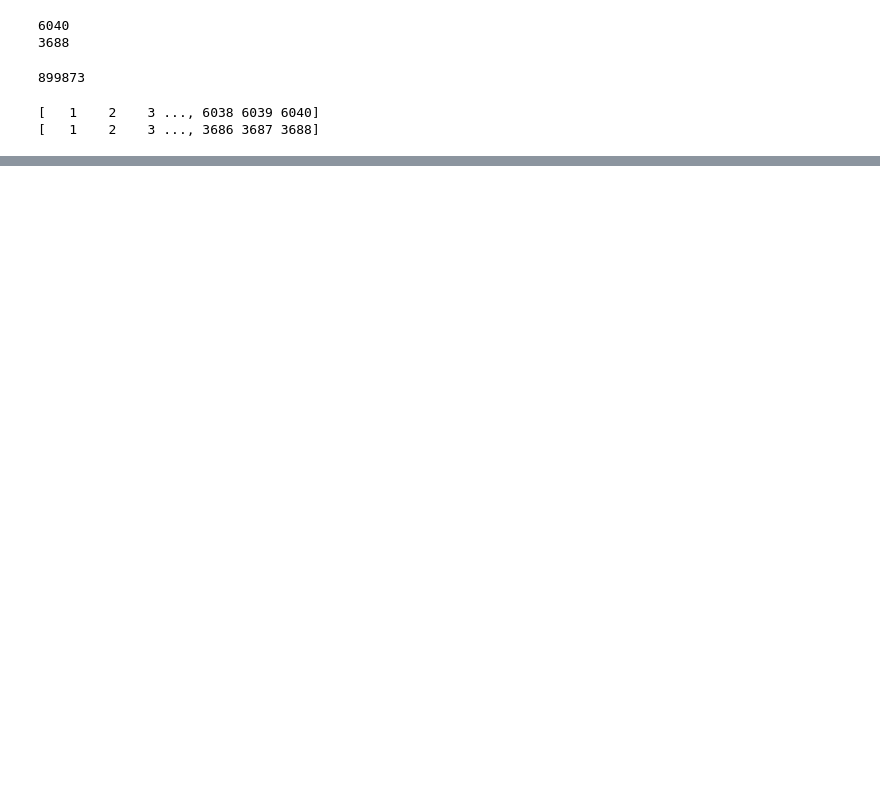
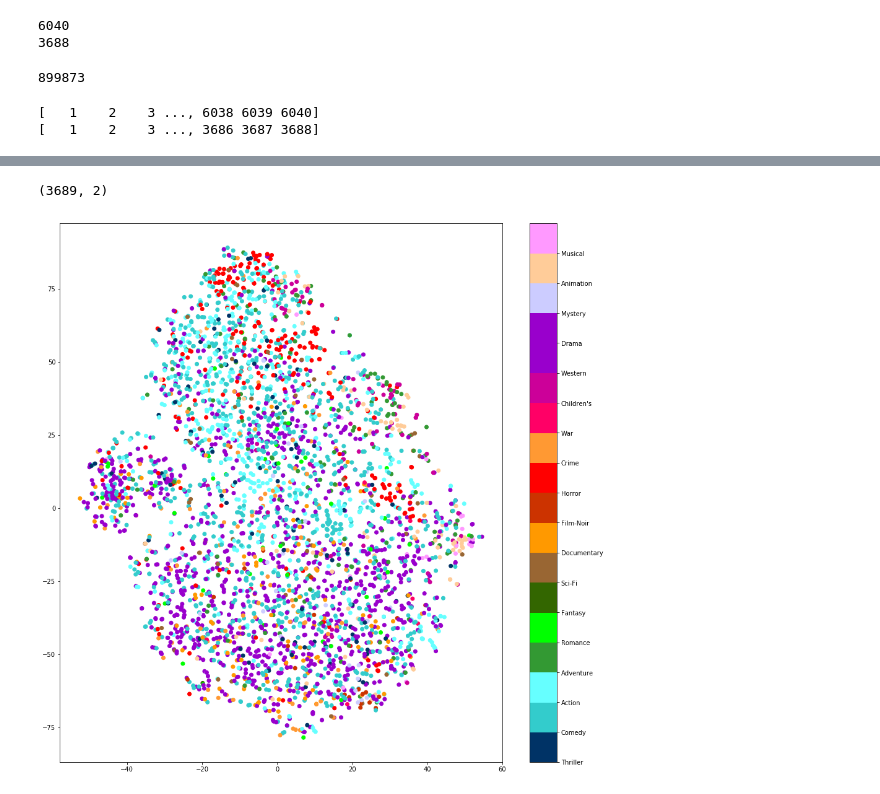
Before and after one commit to maoredman/ML2017FALL, a Jupyter notebook: hw5/hw5.ipynb, the cells around one changed output, grey strips where cells are left out. Saved outputs shown, nothing was run; the diff lists cells and outputs as text; code cells hidden in the pictures; blank space fills up the shorter version.

```diff
--- a/hw5/hw5.ipynb
+++ b/hw5/hw5.ipynb
@@ -109,0 +465,50 @@ KeyboardInterrupt:
+# %%
+movie_TSNE_embeddings.shape
+# %% [output]
+(3689, 2)
+# %%
+movie_id_to_category = {} # e.g. {'1354': 'Drama', '492': 'Comedy'}
+with open('data/mymovies.txt', 'rt') as infile:
+    next(infile)
+    for line in infile:
+        line_info = line.split('::')
+        # print(line_info)
+        movie_id = line_info[0]
+        # print(movie_id)
+        category = line_info[2].split('|')[0].strip()
+        # print(category)
+        movie_id_to_category[movie_id] = category
+# %%
+category_to_color_id = {'Action': 2, 'Adventure': 3, 'Animation': 16, "Children's": 12,
+ 'Comedy': 1, 'Crime': 10, 'Documentary': 7, 'Drama': 14, 'Fantasy': 5, 'Film-Noir': 8,
+ 'Horror': 9, 'Musical': 17, 'Mystery': 15, 'Romance': 4, 'Sci-Fi': 6, 'Thriller': 0,
+ 'War': 11, 'Western': 13}
+# %%
+x = []
+y = []
+label = [] # 18 different categories
+for movie_id in set(movie_ids): # movie_ids was created when reading training data
+    embedding_id = movie_tokenizer.texts_to_sequences([movie_id]) # need to train user_tokenizer first
+    TSNE_embedding = movie_TSNE_embeddings[embedding_id[0][0]]
+    x.append(TSNE_embedding[0])
+    y.append(TSNE_embedding[1])
+    category = movie_id_to_category[movie_id]
+    label.append(category_to_color_id[category])
+# %%
+colors = ['#003366','#33cccc','#66ffff', # blue
+          '#339933','#00ff00','#336600', # green
+          '#996633','#ff9900','#cc3300', # brown
+          '#ff0000','#ff9933','#ff0066', # red and orange
+          '#cc0099','#9900cc','#9900cc', # purple and yellow
+          '#ccccff','#ffcc99','#ff99ff'] # light purple, light orange, light blue
+
+fig = plt.figure(figsize=(16,16))
+plt.scatter(x, y, c=label, cmap=matplotlib.colors.ListedColormap(colors))
+
+cb = plt.colorbar()
+loc = np.arange(0,max(label),max(label)/float(len(colors)))
+cb.set_ticks(loc)
+cb.set_ticklabels(categories)
+plt.show()
+# %% [output]
+[figure, added]
```
Also changed, not shown: parts of 42 cells of this notebook, 1 other file.
